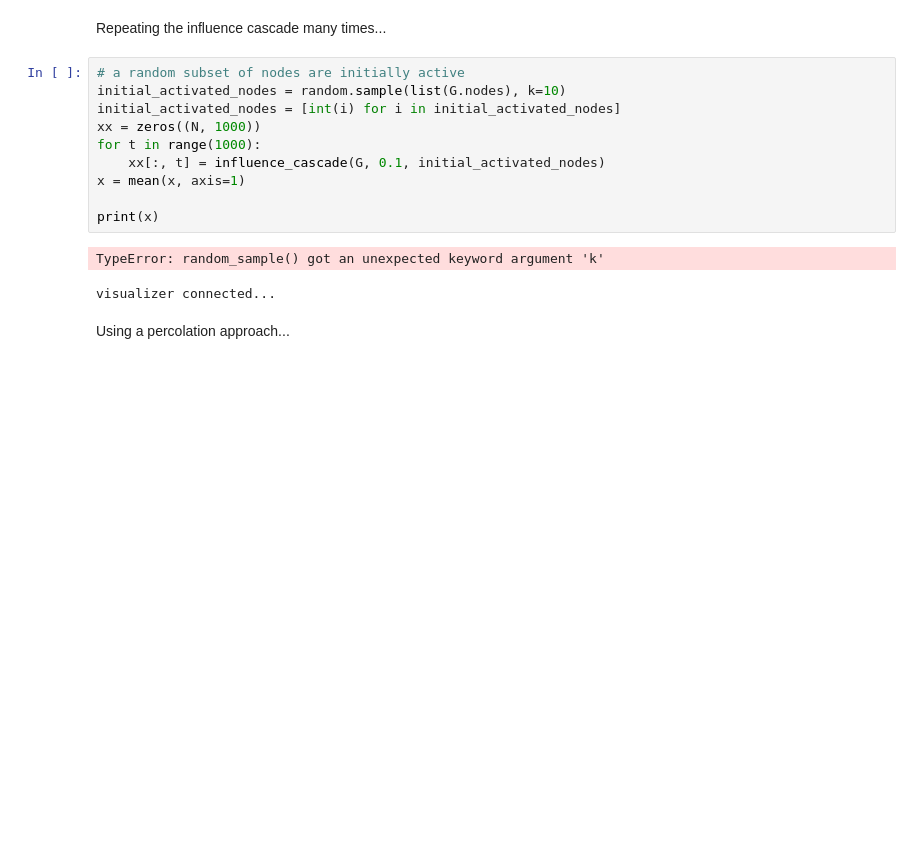
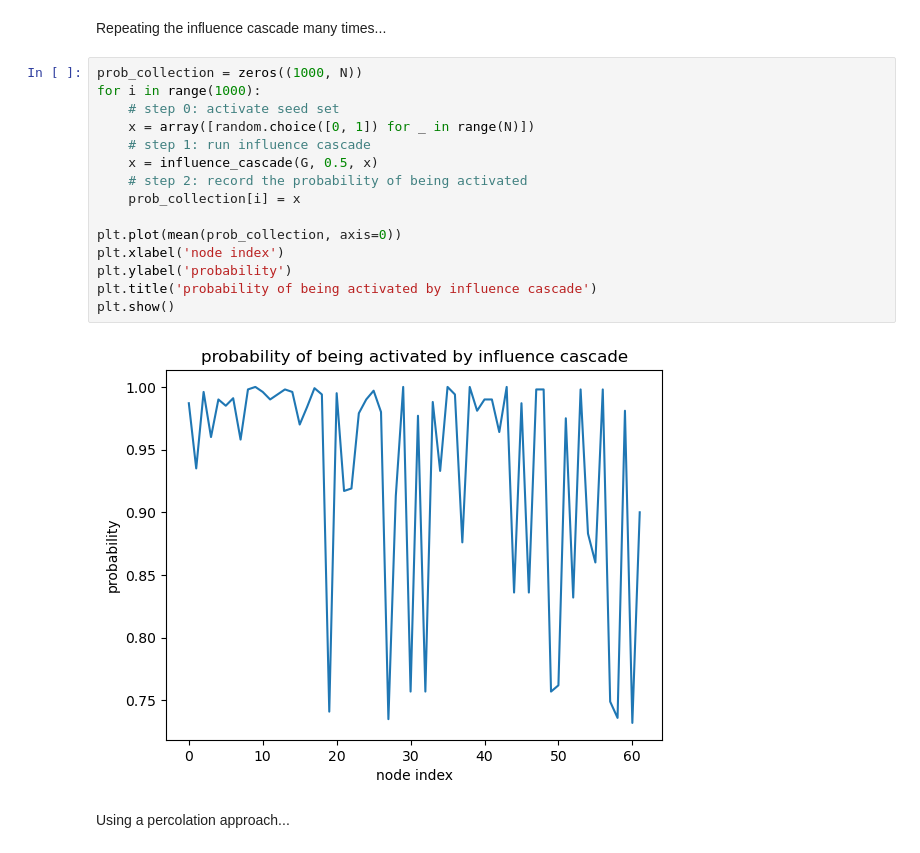
Before and after one commit to yilewang/dynamical_net_sys_class, a Jupyter notebook: lab6/lab6_yxw190015.ipynb, the cells around one changed output. Cells and saved outputs as stored; diff of their text form; blank space fills up the shorter version.

```diff
--- a/lab6/lab6_yxw190015.ipynb
+++ b/lab6/lab6_yxw190015.ipynb
@@ -332,18 +336,22 @@ def influence_cascade(G,p,x):
     return x
 # %% [markdown]
 Repeating the influence cascade many times...
-# %%
-# a random subset of nodes are initially active
-initial_activated_nodes = random.sample(list(G.nodes), k=10)
-initial_activated_nodes = [int(i) for i in initial_activated_nodes]
-xx = zeros((N, 1000))
-for t in range(1000):
-    xx[:, t] = influence_cascade(G, 0.1, initial_activated_nodes)
-x = mean(x, axis=1)
-
-print(x)
-# %% [output]
-TypeError: random_sample() got an unexpected keyword argument 'k'
-visualizer connected...
+# %%
+prob_collection = zeros((1000, N))
+for i in range(1000):
+    # step 0: activate seed set
+    x = array([random.choice([0, 1]) for _ in range(N)])
+    # step 1: run influence cascade
+    x = influence_cascade(G, 0.5, x)
+    # step 2: record the probability of being activated
+    prob_collection[i] = x
+
+plt.plot(mean(prob_collection, axis=0))
+plt.xlabel('node index')
+plt.ylabel('probability')
+plt.title('probability of being activated by influence cascade')
+plt.show()
+# %% [output]
+[figure, added]
 # %% [markdown]
 Using a percolation approach...
```
Also changed, not shown: parts of 15 cells of this notebook, 4 other files.
